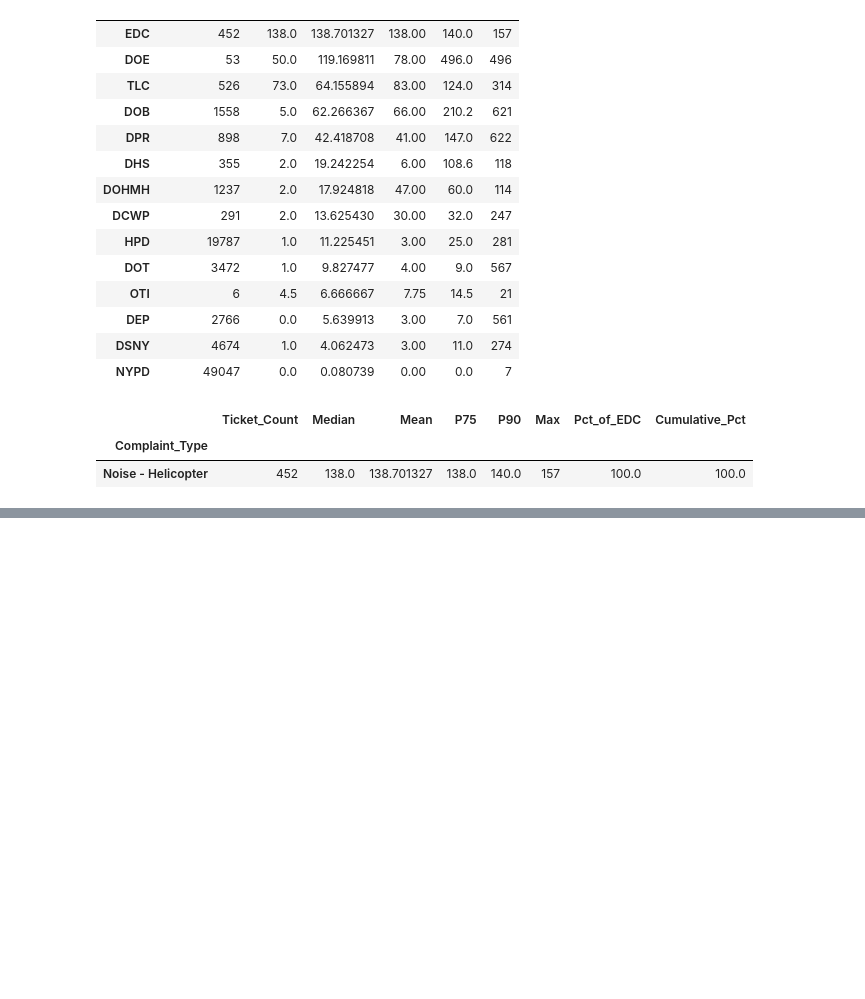
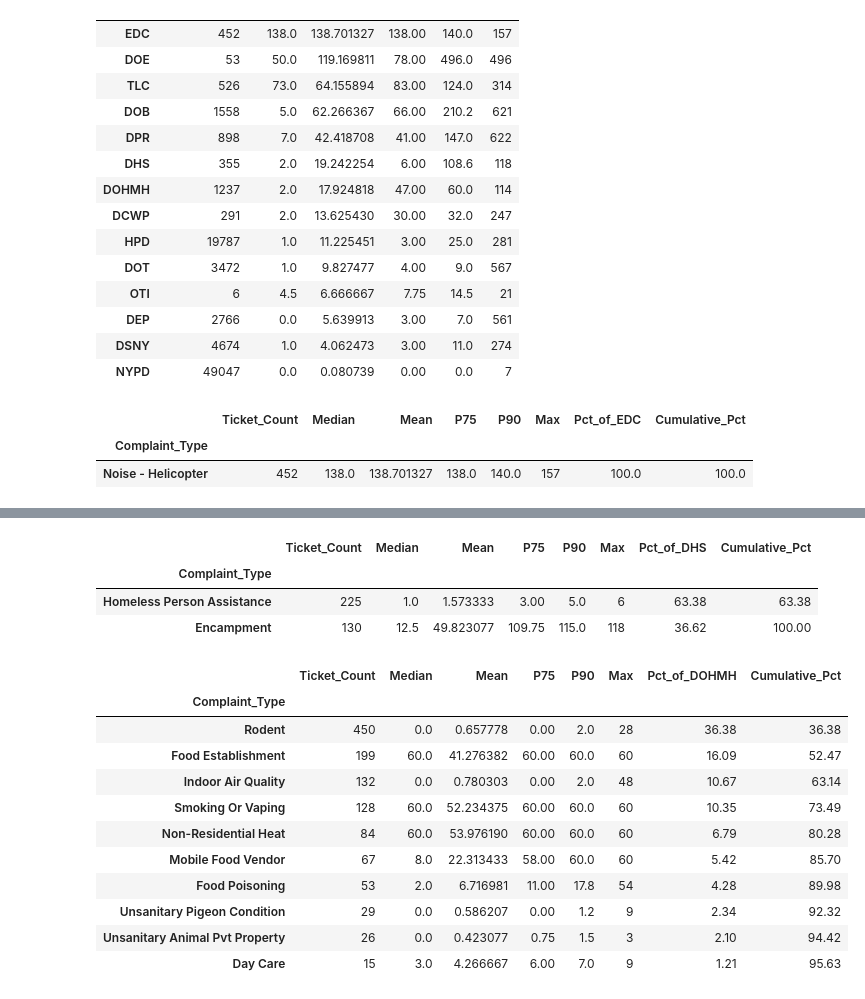
Before and after one commit to JunayedMh/nyc-311-resolution-time-analysis, a Jupyter notebook: notebook/agency_export.ipynb, the cells around one changed output, grey strips where cells are left out. Cells and saved outputs as stored; diff of their text form; code cells hidden in the pictures; blank space fills up the shorter version.

```diff
--- a/notebook/agency_export.ipynb
+++ b/notebook/agency_export.ipynb
@@ -59,0 +197,26 @@ EDC_breakdown.to_csv("EDC_Complaints.csv", index=False)
+# %%
+# Filter for DHS, group by complaint type, and aggregate resolution days
+DHS_df = df[df["Agency"] == "DHS"]
+
+DHS_breakdown = (
+   DHS_df.groupby("Complaint_Type")["Resolution_Days"]
+    .agg(
+        Ticket_Count="count",
+        Median="median",
+        Mean="mean",
+        P75=lambda x: x.quantile(0.75),
+        P90=lambda x: x.quantile(0.90),
+        Max="max",
+    )
+    .sort_values(by="Ticket_Count", ascending=False)
+)
+
+# Add category percentage of DHS's total volume
+DHS_breakdown["Pct_of_DHS"] = (DHS_breakdown["Ticket_Count"] / len(DHS_df) * 100).round(2)
+DHS_breakdown["Cumulative_Pct"] = DHS_breakdown["Pct_of_DHS"].cumsum().round(2)
+DHS_breakdown.head(10)
+# %% [output]
+|  | Ticket_Count | Median | Mean | P75 | P90 | Max | Pct_of_DHS | Cumulative_Pct |
+| Complaint_Type |  |  |  |  |  |  |  |  |
+| Homeless Person Assistance | 225 | 1.0 | 1.573333 | 3.00 | 5.0 | 6 | 63.38 | 63.38 |
+| Encampment | 130 | 12.5 | 49.823077 | 109.75 | 115.0 | 118 | 36.62 | 100.00 |
@@ -59,0 +227,34 @@ EDC_breakdown.to_csv("EDC_Complaints.csv", index=False)
+# %%
+# Filter for DOHMH, group by complaint type, and aggregate resolution days
+DOHMH_df = df[df["Agency"] == "DOHMH"]
+
+DOHMH_breakdown = (
+   DOHMH_df.groupby("Complaint_Type")["Resolution_Days"]
+    .agg(
+        Ticket_Count="count",
+        Median="median",
+        Mean="mean",
+        P75=lambda x: x.quantile(0.75),
+        P90=lambda x: x.quantile(0.90),
+        Max="max",
+    )
+    .sort_values(by="Ticket_Count", ascending=False)
+)
+
+# Add category percentage of DOHMH's total volume
+DOHMH_breakdown["Pct_of_DOHMH"] = (DOHMH_breakdown["Ticket_Count"] / len(DOHMH_df) * 100).round(2)
+DOHMH_breakdown["Cumulative_Pct"] = DOHMH_breakdown["Pct_of_DOHMH"].cumsum().round(2)
+DOHMH_breakdown.head(10)
+# %% [output]
+|  | Ticket_Count | Median | Mean | P75 | P90 | Max | Pct_of_DOHMH | Cumulative_Pct |
+| Complaint_Type |  |  |  |  |  |  |  |  |
+| Rodent | 450 | 0.0 | 0.657778 | 0.00 | 2.0 | 28 | 36.38 | 36.38 |
+| Food Establishment | 199 | 60.0 | 41.276382 | 60.00 | 60.0 | 60 | 16.09 | 52.47 |
+| Indoor Air Quality | 132 | 0.0 | 0.780303 | 0.00 | 2.0 | 48 | 10.67 | 63.14 |
+| Smoking Or Vaping | 128 | 60.0 | 52.234375 | 60.00 | 60.0 | 60 | 10.35 | 73.49 |
+| Non-Residential Heat | 84 | 60.0 | 53.976190 | 60.00 | 60.0 | 60 | 6.79 | 80.28 |
+| Mobile Food Vendor | 67 | 8.0 | 22.313433 | 58.00 | 60.0 | 60 | 5.42 | 85.70 |
+| Food Poisoning | 53 | 2.0 | 6.716981 | 11.00 | 17.8 | 54 | 4.28 | 89.98 |
+| Unsanitary Pigeon Condition | 29 | 0.0 | 0.586207 | 0.00 | 1.2 | 9 | 2.34 | 92.32 |
+| Unsanitary Animal Pvt Property | 26 | 0.0 | 0.423077 | 0.75 | 1.5 | 3 | 2.10 | 94.42 |
+| Day Care | 15 | 3.0 | 4.266667 | 6.00 | 7.0 | 9 | 1.21 | 95.63 |
```
Also changed, not shown: parts of 24 cells of this notebook, 25 other files.
